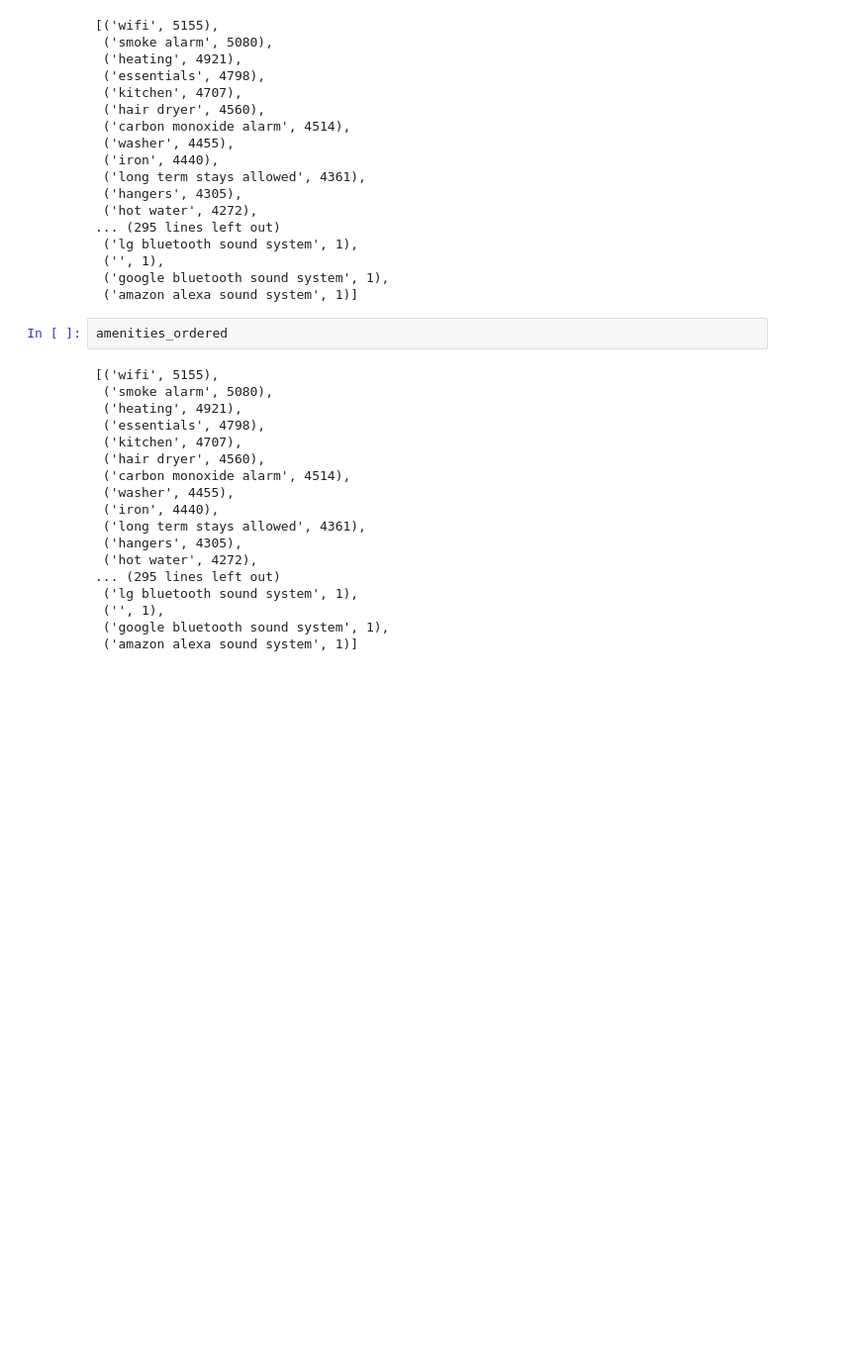
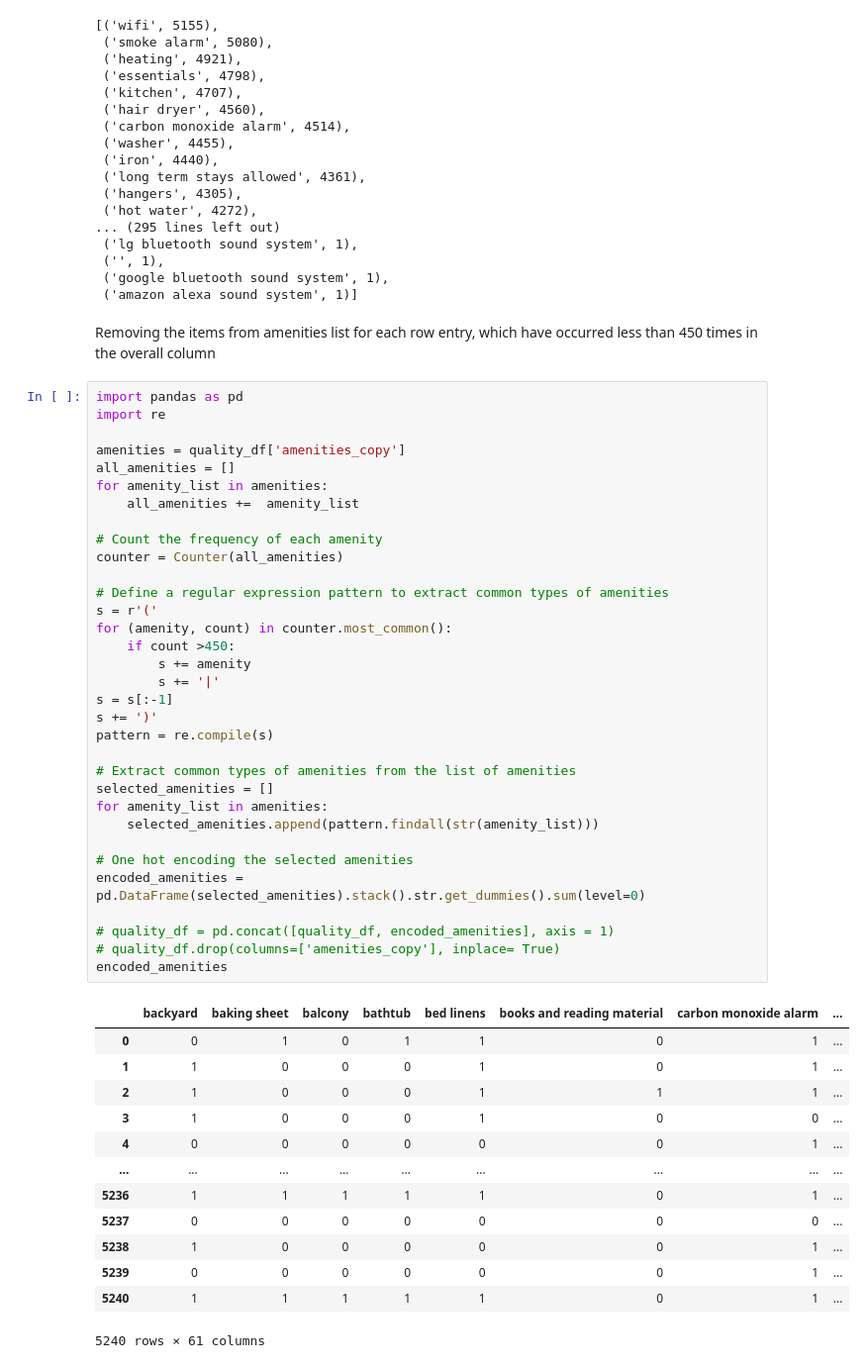
Before and after one commit to Arnesh997/FDS-Airbnb, a Jupyter notebook: abhay_arnesh_model-3.ipynb, the cells around one changed output. Shown at 99% size. Cells and saved outputs as stored; diff of their text form; blank space fills up the shorter version.

Commit message:
One hot encoding added but merge not successful

```diff
--- a/abhay_arnesh_model-3.ipynb
+++ b/abhay_arnesh_model-3.ipynb
@@ -827,23 +827,52 @@ counter.most_common()
  ('', 1),
  ('google bluetooth sound system', 1),
  ('amazon alexa sound system', 1)]
-# %%
-amenities_ordered
-# %% [output]
-[('wifi', 5155),
- ('smoke alarm', 5080),
- ('heating', 4921),
- ('essentials', 4798),
- ('kitchen', 4707),
- ('hair dryer', 4560),
- ('carbon monoxide alarm', 4514),
- ('washer', 4455),
- ('iron', 4440),
- ('long term stays allowed', 4361),
- ('hangers', 4305),
- ('hot water', 4272),
-... (295 lines left out)
- ('lg bluetooth sound system', 1),
- ('', 1),
- ('google bluetooth sound system', 1),
- ('amazon alexa sound system', 1)]
+# %% [markdown]
+Removing the items from amenities list for each row entry, which have occurred less than 450 times in the overall column
+# %%
+import pandas as pd
+import re
+
+amenities = quality_df['amenities_copy']
+all_amenities = []
+for amenity_list in amenities:
+    all_amenities +=  amenity_list
+
+# Count the frequency of each amenity
+counter = Counter(all_amenities)
+
+# Define a regular expression pattern to extract common types of amenities
+s = r'('
+for (amenity, count) in counter.most_common():
+    if count >450:
+        s += amenity
+        s += '|'
+s = s[:-1]
+s += ')'
+pattern = re.compile(s)
+
+# Extract common types of amenities from the list of amenities
+selected_amenities = []
+for amenity_list in amenities:
+    selected_amenities.append(pattern.findall(str(amenity_list)))
+
+# One hot encoding the selected amenities
+encoded_amenities = pd.DataFrame(selected_amenities).stack().str.get_dummies().sum(level=0)
+
+# quality_df = pd.concat([quality_df, encoded_amenities], axis = 1)
+# quality_df.drop(columns=['amenities_copy'], inplace= True)
+encoded_amenities
+# %% [output]
+|  | backyard | baking sheet | balcony | bathtub | bed linens | books and reading material | carbon monoxide alarm | ... |
+| 0 | 0 | 1 | 0 | 1 | 1 | 0 | 1 | ... |
+| 1 | 1 | 0 | 0 | 0 | 1 | 0 | 1 | ... |
+| 2 | 1 | 0 | 0 | 0 | 1 | 1 | 1 | ... |
+| 3 | 1 | 0 | 0 | 0 | 1 | 0 | 0 | ... |
+| 4 | 0 | 0 | 0 | 0 | 0 | 0 | 1 | ... |
+| ... | ... | ... | ... | ... | ... | ... | ... | ... |
+| 5236 | 1 | 1 | 1 | 1 | 1 | 0 | 1 | ... |
+| 5237 | 0 | 0 | 0 | 0 | 0 | 0 | 0 | ... |
+| 5238 | 1 | 0 | 0 | 0 | 0 | 0 | 1 | ... |
+| 5239 | 0 | 0 | 0 | 0 | 0 | 0 | 1 | ... |
+| 5240 | 1 | 1 | 1 | 1 | 1 | 0 | 1 | ... |
+5240 rows × 61 columns
```
Also changed, not shown: parts of 1 cell of this notebook.
